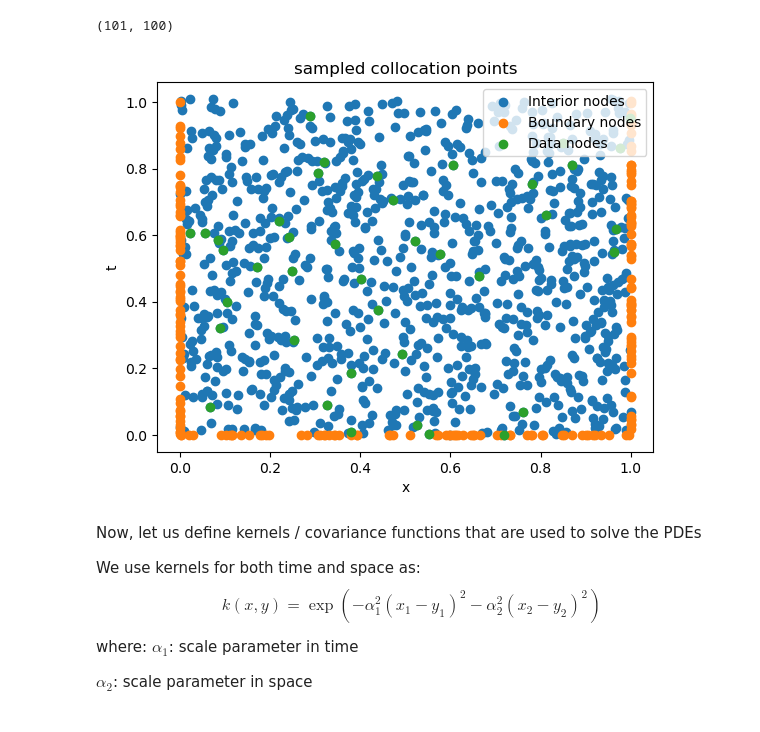
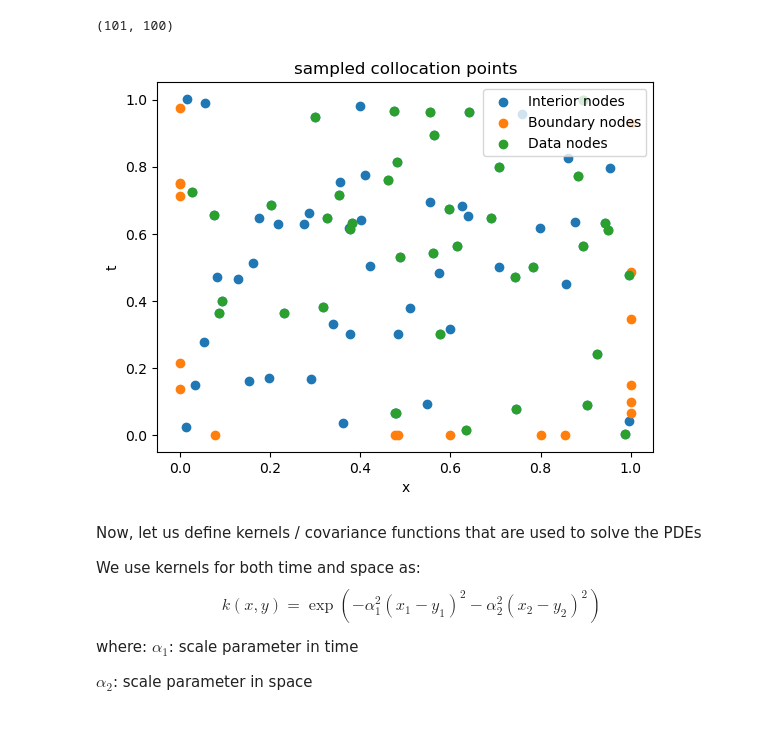
Before and after one commit to grmc1999/GP_PDE_NonLinSolver, a Jupyter notebook: notebooks/1phase_darcy.ipynb, the cells around one changed output. Cells and saved outputs as stored; diff of their text form; code cells hidden in the pictures.

```diff
--- a/notebooks/1phase_darcy.ipynb
+++ b/notebooks/1phase_darcy.ipynb
@@ -481,36 +466,36 @@ def sample_points(N_domain, N_boundary,N_data): # [t x]
     X_domain[:,0] = t_max*(X_domain[:,0]/x_max)
     X_boundary = onp.zeros((N_boundary, 2))
 
     # generate random boundary points on the faces of the domain
 
     # bottom face
     X_boundary[:int(N_boundary/3), 1] = onp.random.uniform(x_min, x_max, int(N_boundary/3))
     # right face
     X_boundary[int(N_boundary/3):2*int(N_boundary/3), 0] = onp.random.uniform(t_min, t_max, int(N_boundary/3))
     X_boundary[int(N_boundary/3):2*int(N_boundary/3), 1] = x_max
     # left face
     X_boundary[2*int(N_boundary/3):, 0] = onp.random.uniform(t_min, t_max, int(N_boundary/3))
     X_boundary[2*int(N_boundary/3):, 1] = x_min
     data_index = onp.array(range(N_data))
 
     return X_domain.astype(float), X_boundary.astype(float), data_index
 
-N_domain_tot = 1000
-N_boundary_tot = 201
+N_domain_tot = 80
+N_boundary_tot = 18
 N_data_tot = 40
 X_domain_tot, X_boundary_tot, data_index_tot = sample_points(N_domain_tot, N_boundary_tot,N_data_tot) # [M 2] [dM 2]
 
 fig, ax = plt.subplots()
 ax.scatter(X_domain_tot[range(N_domain_tot), 1], X_domain_tot[range(N_domain_tot), 0], label='Interior nodes')
 ax.scatter(X_boundary_tot[range(N_boundary_tot), 1], X_boundary_tot[range(N_boundary_tot), 0], label='Boundary nodes')
 ax.scatter(X_domain_tot[data_index_tot, 1], X_domain_tot[data_index_tot, 0], label='Data nodes')
 ax.legend(loc="upper right")
 ax.set_xlabel('x')
 ax.set_ylabel('t')
 plt.title('sampled collocation points')
 plt.show()
 # %% [output]
-[figure, old version]
+[figure, new version]
 # %% [markdown]
 Now, let us define kernels / covariance functions that are used to solve the PDEs
 
```
Also changed, not shown: parts of 8 cells of this notebook.
